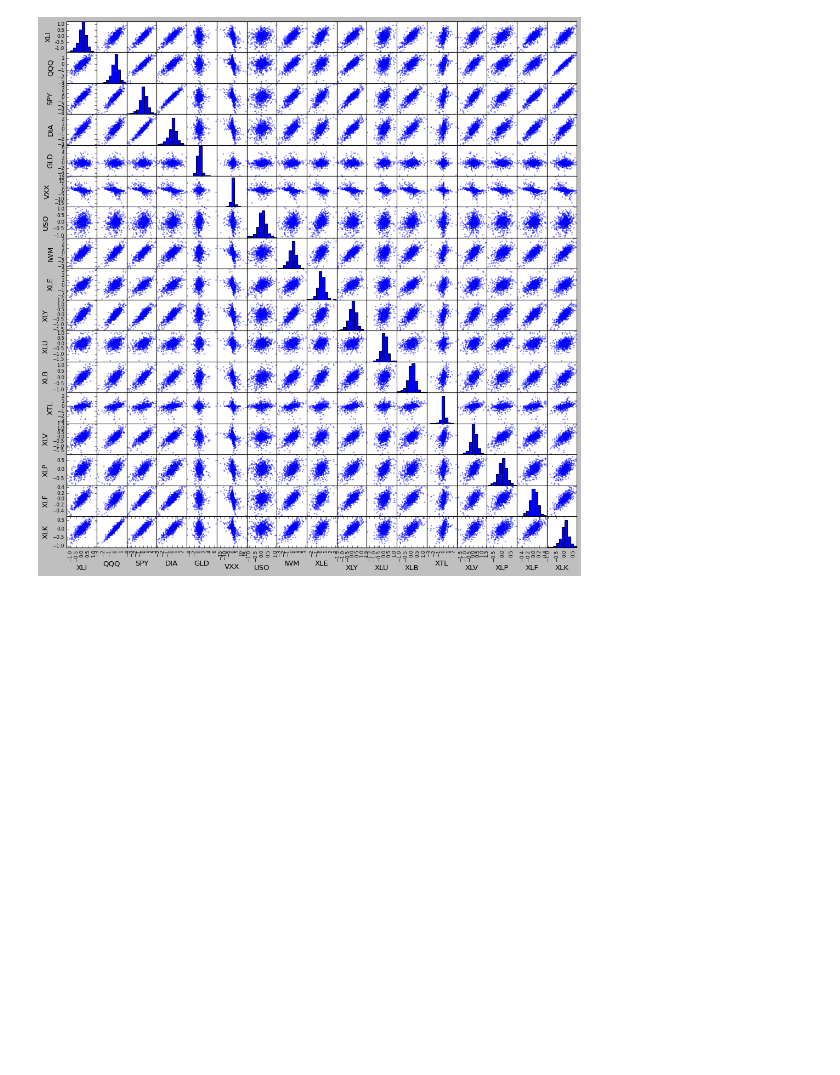
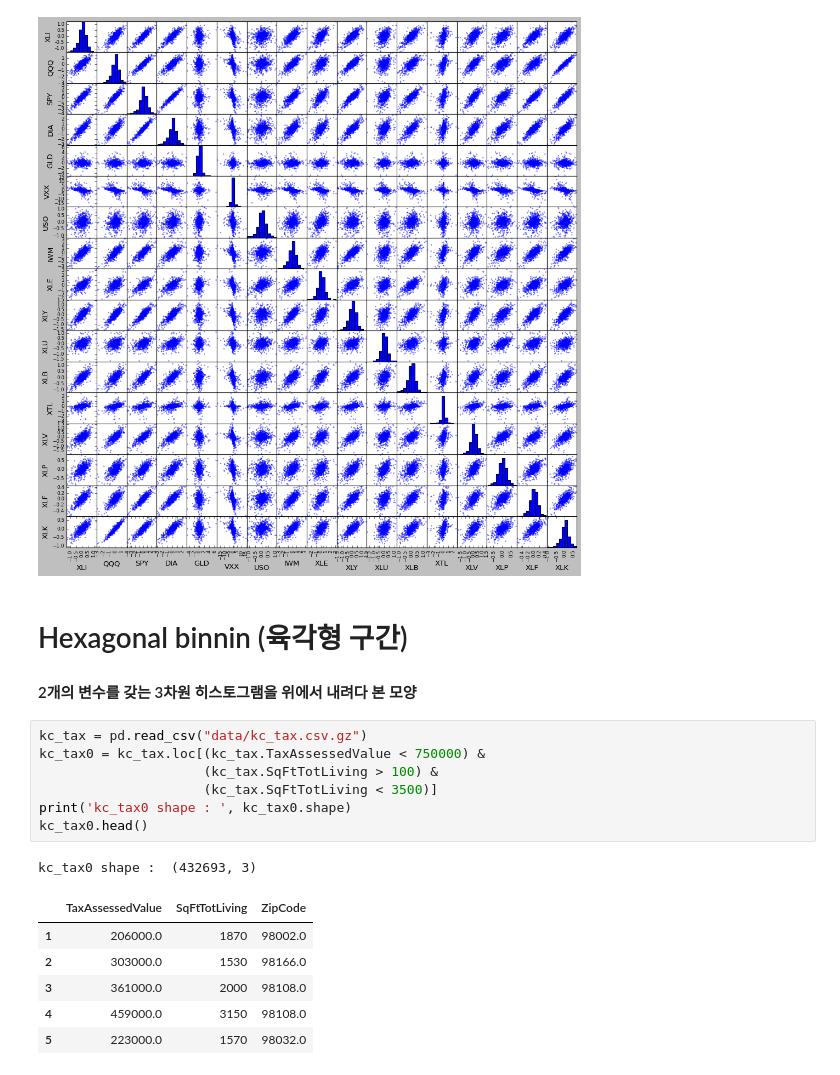
Before and after one commit to Hosung-Ahn/StatisticsForData, a Jupyter notebook: Chapter1-EDA/note.ipynb, the cells around one changed output. Saved outputs shown, nothing was run; the diff lists cells and outputs as text; blank space fills up the shorter version.

```diff
--- a/Chapter1-EDA/note.ipynb
+++ b/Chapter1-EDA/note.ipynb
@@ -166,3 +168,21 @@ pd.plotting.scatter_matrix(etfs, figsize = (15,15), alpha = 0.5)
 plt.show()
 # %% [output]
 [figure]
+# %% [markdown]
+# Hexagonal binnin (육각형 구간)
+#### 2개의 변수를 갖는 3차원 히스토그램을 위에서 내려다 본 모양
+# %%
+kc_tax = pd.read_csv("data/kc_tax.csv.gz")
+kc_tax0 = kc_tax.loc[(kc_tax.TaxAssessedValue < 750000) &
+                     (kc_tax.SqFtTotLiving > 100) &
+                     (kc_tax.SqFtTotLiving < 3500)]
+print('kc_tax0 shape : ', kc_tax0.shape)
+kc_tax0.head()
+# %% [output]
+kc_tax0 shape :  (432693, 3)
+|  | TaxAssessedValue | SqFtTotLiving | ZipCode |
+| 1 | 206000.0 | 1870 | 98002.0 |
+| 2 | 303000.0 | 1530 | 98166.0 |
+| 3 | 361000.0 | 2000 | 98108.0 |
+| 4 | 459000.0 | 3150 | 98108.0 |
+| 5 | 223000.0 | 1570 | 98032.0 |
```
Also changed, not shown: parts of 6 cells of this notebook, 5 other files.
